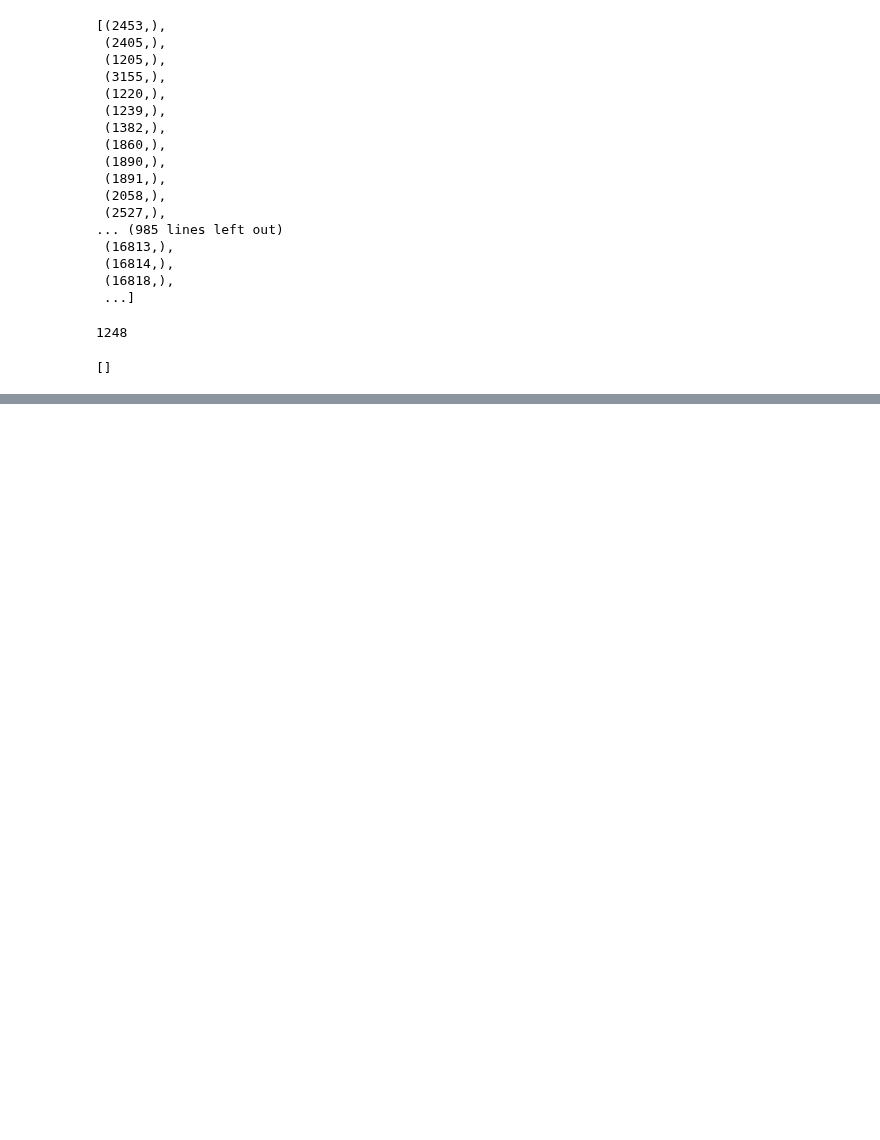
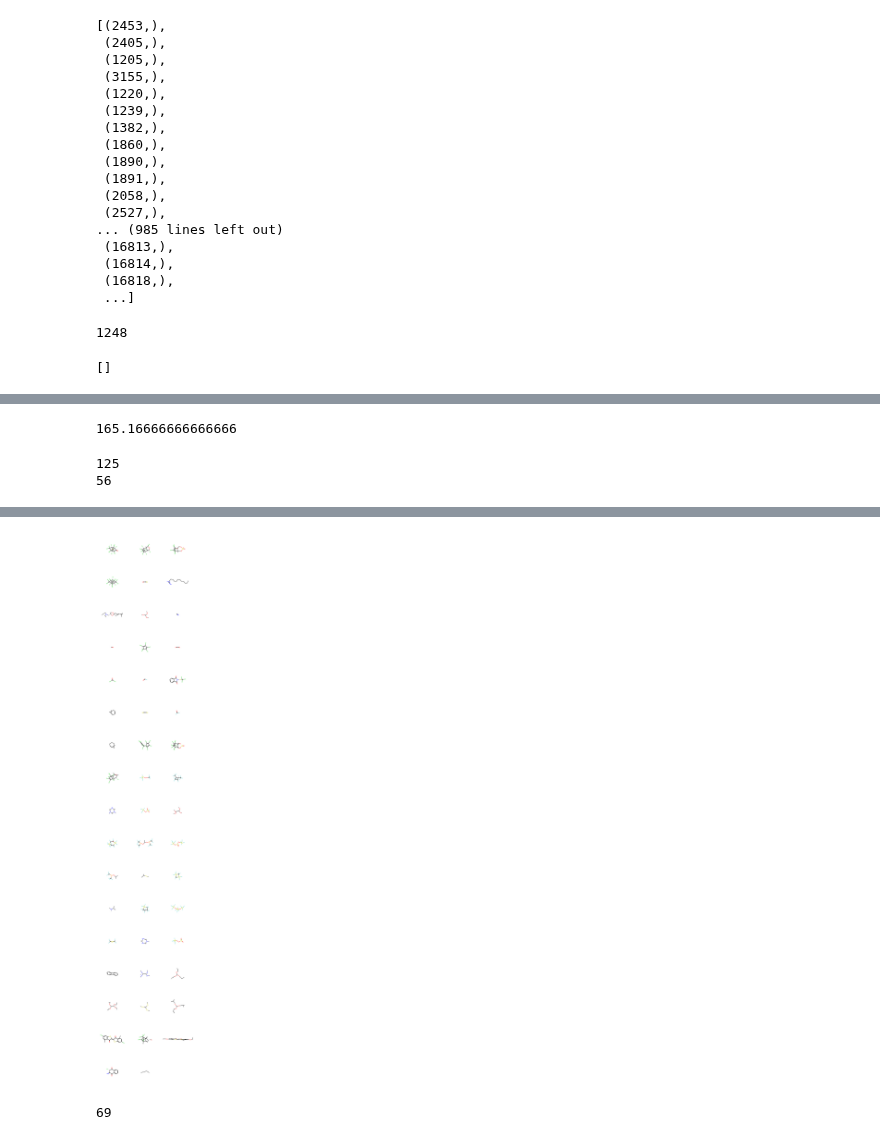
Before and after one commit to Cschiebroek/mdfptools, a Jupyter notebook: carl/data_curation/009_Registering_new_dataset_pt2.ipynb, the cells around one changed output, grey strips where cells are left out. Drawn from its saved outputs; the diff is of its cells as text; code cells hidden in the pictures; blank space fills up the shorter version.

```diff
--- a/carl/data_curation/009_Registering_new_dataset_pt2.ipynb
+++ b/carl/data_curation/009_Registering_new_dataset_pt2.ipynb
@@ -951,0 +1211,5 @@ with open('mdfps.txt','w') as f:
+# %%
+#16800 at line 991, if we divide in chunks of 6, what chunk is it at?
+991/6
+# %% [output]
+165.16666666666666
@@ -951,0 +1226,29 @@ with open('mdfps.txt','w') as f:
+# %%
+#for five of these we acutally have trajectories, so should be able to make mdfp.
+#get the molblocks of confids_to_simulate, and draw
+query = """
+    SELECT molblock, conf_id
+    FROM conformers
+    WHERE conf_id = ANY(%s)
+"""
+
+# Execute the query with the list of confids as a parameter
+cur.execute(query, (confids_to_simulate,))
+result = cur.fetchall()
+print(len(result))
+
+#get mols from molblocks
+mols = [Chem.MolFromMolBlock(x[0]) for x in result]
+#count how many of them have silicium
+silicium_counter = 0
+non_silicium_mols = []
+for m in mols:
+    if 'Si' in Chem.MolToSmiles(m):
+        silicium_counter += 1
+    else:
+        non_silicium_mols.append(m)
+print(silicium_counter)
+Draw.MolsToGridImage(non_silicium_mols,subImgSize=(300,300))
+# %% [output]
+125
+56
@@ -951,0 +1259,5 @@ with open('mdfps.txt','w') as f:
+[figure, added]
+# %%
+print(len(non_silicium_mols))
+# %% [output]
+69
```
Also changed, not shown: parts of 22 cells of this notebook, 12 other files.
